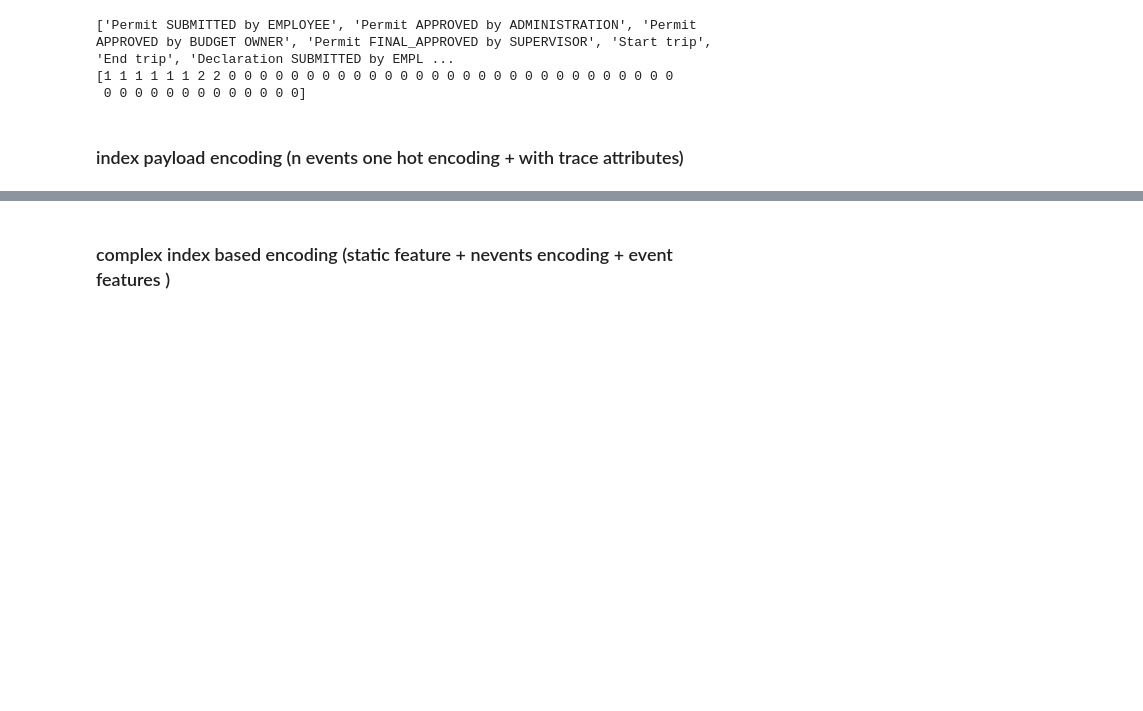
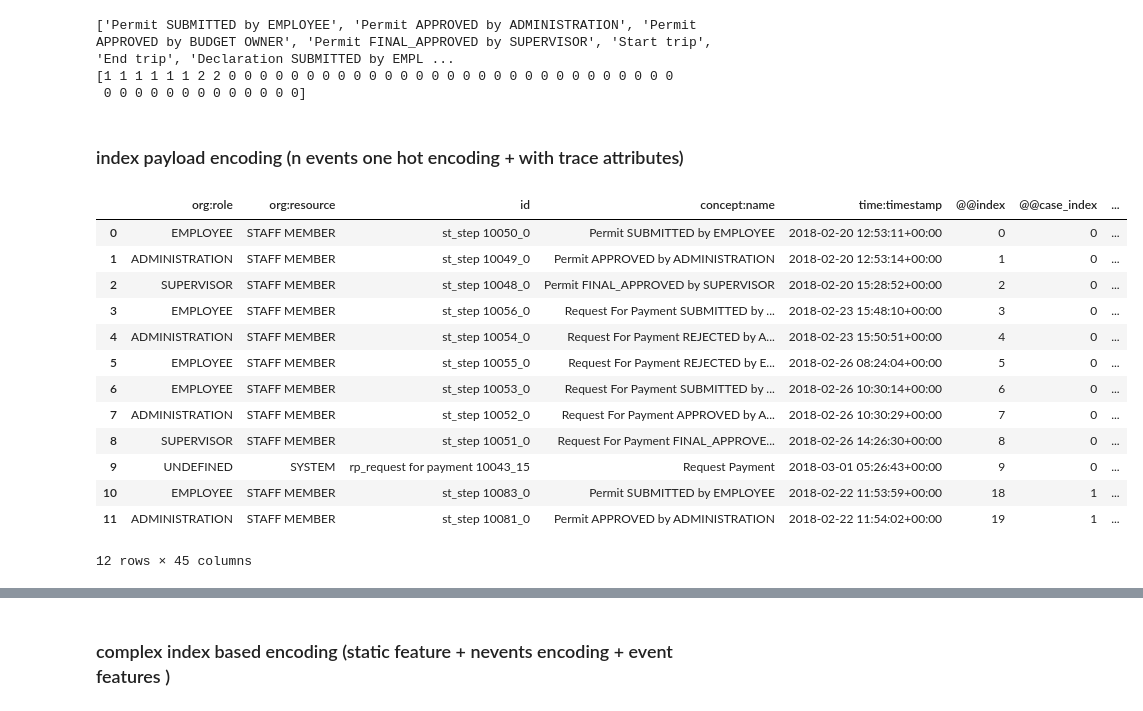
Before and after one commit to himanshudce/APM_BPI_2020, a Jupyter notebook: notebooks/data_prepration.ipynb, the cells around one changed output, grey strips where cells are left out. Saved outputs shown, nothing was run; the diff lists cells and outputs as text; code cells hidden in the pictures; blank space fills up the shorter version.

Commit message:
updating filters

```diff
--- a/notebooks/data_prepration.ipynb
+++ b/notebooks/data_prepration.ipynb
@@ -8,11 +9,11 @@ import pm4py
 # %%
-trace = pd.read_csv('../data/BPIC2020_CSV/TravelPermits.csv')
-trace_log = pm4py.format_dataframe(trace, case_id='case', activity_key='event', timestamp_key='completeTime', start_timestamp_key='startTime')
-trace_log = pm4py.convert_to_event_log(trace_log)
+# trace = pd.read_csv('../data/TravelPermits.csv')
+# trace_log = pm4py.format_dataframe(trace, case_id='case', activity_key='event', timestamp_key='completeTime', start_timestamp_key='startTime')
+# trace_log = pm4py.convert_to_event_log(trace_log)
 
 
-# data_path = '../data/Travel Permits Filtered.xes'
-# trace_log = pm4py.read_xes(data_path)
-# trace_log = pm4py.format_dataframe(trace_log, case_id='case:id', activity_key='concept:name', timestamp_key='time:timestamp')
-# trace_log = pm4py.convert_to_event_log(trace_log)
-# trace_log
+data_path = '../data/Travel Permits Filtered.xes'
+trace_log = pm4py.read_xes(data_path)
+trace_log = pm4py.format_dataframe(trace_log, case_id='case:id', activity_key='concept:name', timestamp_key='time:timestamp')
+trace_log = pm4py.convert_to_event_log(trace_log)
+trace_log
@@ -22,3 +31,10 @@ trace_log = pm4py.convert_to_event_log(trace_log)
 # # printing activities in trace
 # for trace in trace_log[0]:
 #     print(trace["concept:name"])
+# %%
+dec_sub_traces = []
+for trace in trace_log:
+    if len(list(filter(lambda e: e["concept:name"] == "Declaration SUBMITTED by EMPLOYEE" ,trace))) > 0:
+        dec_sub_traces.append(Trace(trace, attributes = trace.attributes))
+
+dec_sub_traces = EventLog(dec_sub_traces)
@@ -380,3 +410,21 @@ with open(save_path, 'w', encoding='utf-8') as f:
     json.dump(train_data, f, ensure_ascii=False, indent=4)
 # %% [markdown]
 ### index payload encoding (n events one hot encoding + with trace attributes)
+# %%
+temp = pm4py.convert_to_dataframe(trace_prefixes)
+temp.head(12)
+# %% [output]
+|  | org:role | org:resource | id | concept:name | time:timestamp | @@index | @@case_index | ... |
+| 0 | EMPLOYEE | STAFF MEMBER | st_step 10050_0 | Permit SUBMITTED by EMPLOYEE | 2018-02-20 12:53:11+00:00 | 0 | 0 | ... |
+| 1 | ADMINISTRATION | STAFF MEMBER | st_step 10049_0 | Permit APPROVED by ADMINISTRATION | 2018-02-20 12:53:14+00:00 | 1 | 0 | ... |
+| 2 | SUPERVISOR | STAFF MEMBER | st_step 10048_0 | Permit FINAL_APPROVED by SUPERVISOR | 2018-02-20 15:28:52+00:00 | 2 | 0 | ... |
+| 3 | EMPLOYEE | STAFF MEMBER | st_step 10056_0 | Request For Payment SUBMITTED by ... | 2018-02-23 15:48:10+00:00 | 3 | 0 | ... |
+| 4 | ADMINISTRATION | STAFF MEMBER | st_step 10054_0 | Request For Payment REJECTED by A... | 2018-02-23 15:50:51+00:00 | 4 | 0 | ... |
+| 5 | EMPLOYEE | STAFF MEMBER | st_step 10055_0 | Request For Payment REJECTED by E... | 2018-02-26 08:24:04+00:00 | 5 | 0 | ... |
+| 6 | EMPLOYEE | STAFF MEMBER | st_step 10053_0 | Request For Payment SUBMITTED by ... | 2018-02-26 10:30:14+00:00 | 6 | 0 | ... |
+| 7 | ADMINISTRATION | STAFF MEMBER | st_step 10052_0 | Request For Payment APPROVED by A... | 2018-02-26 10:30:29+00:00 | 7 | 0 | ... |
+| 8 | SUPERVISOR | STAFF MEMBER | st_step 10051_0 | Request For Payment FINAL_APPROVE... | 2018-02-26 14:26:30+00:00 | 8 | 0 | ... |
+| 9 | UNDEFINED | SYSTEM | rp_request for payment 10043_15 | Request Payment | 2018-03-01 05:26:43+00:00 | 9 | 0 | ... |
+| 10 | EMPLOYEE | STAFF MEMBER | st_step 10083_0 | Permit SUBMITTED by EMPLOYEE | 2018-02-22 11:53:59+00:00 | 18 | 1 | ... |
+| 11 | ADMINISTRATION | STAFF MEMBER | st_step 10081_0 | Permit APPROVED by ADMINISTRATION | 2018-02-22 11:54:02+00:00 | 19 | 1 | ... |
+12 rows × 45 columns
```
Also changed, not shown: parts of 12 cells of this notebook.
